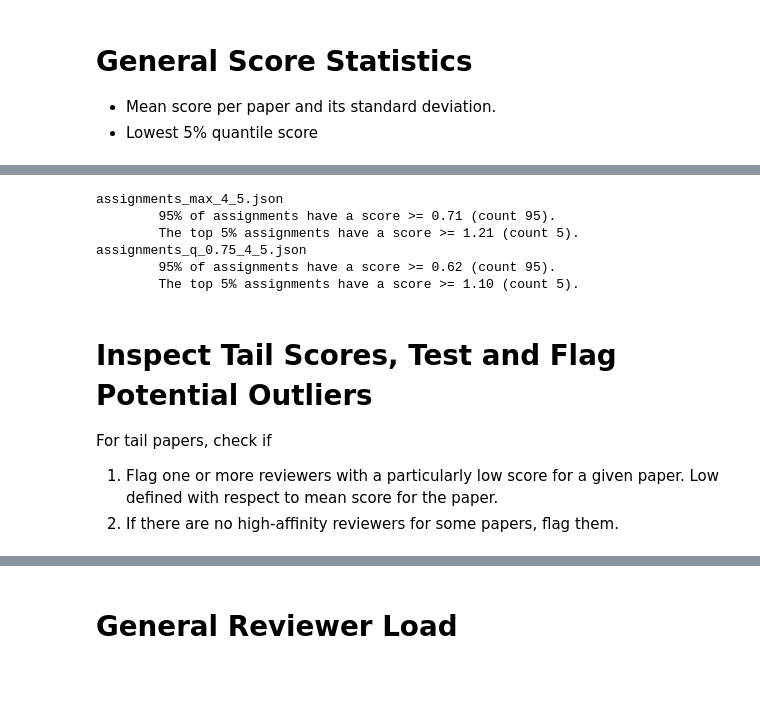
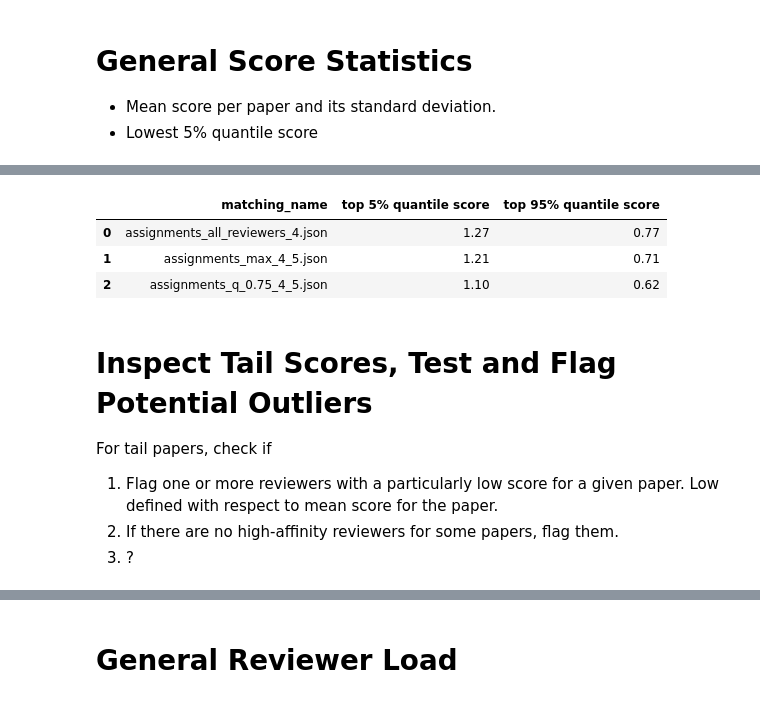
Before and after one commit to juan43ramirez/openreview-matcher, a Jupyter notebook: ICML2025/evaluate_matches.ipynb, the cells around one changed output, grey strips where cells are left out. Saved outputs shown, nothing was run; the diff lists cells and outputs as text; code cells hidden in the pictures.

```diff
--- a/ICML2025/evaluate_matches.ipynb
+++ b/ICML2025/evaluate_matches.ipynb
@@ -81,32 +92,36 @@ Matchings: assignments_q_0.75_4_5.json
 # %%
 def quantile_report(df, quantile, column='mean_paper_score'):
     lowq_mean_score = df[column].quantile(quantile)
     highq_mean_score = df[column].quantile(1-quantile)
     return lowq_mean_score, highq_mean_score
 
 
 quantile = 0.05
+records = []
 for matching_name, info in all_matchings.items():
     scores_df = info['matchings_df']
     low_score, high_score = quantile_report(scores_df, quantile)
     # Not strict inequalities;
     low_count = len(scores_df[scores_df['mean_paper_score'] >= low_score])
     high_count = len(scores_df[scores_df['mean_paper_score'] >= high_score])
-    print(matching_name, f"\n\t{(1 - quantile) * 100:.0f}% of assignments have a score >= {low_score:.2f} (count {low_count}).",
-         f"\n\tThe top {(quantile) * 100:.0f}% assignments have a score >= {high_score:.2f} (count {high_count}).")
+    records.append({
+        'matching_name': matching_name,
+        f'top {(quantile) * 100: .0f}% quantile score': high_score.round(2),
+        f'top {(1 - quantile) * 100:.0f}% quantile score': low_score.round(2),
+    })
+display(pd.DataFrame(records))
 # %% [output]
-assignments_max_4_5.json
-        95% of assignments have a score >= 0.71 (count 95).
-        The top 5% assignments have a score >= 1.21 (count 5).
-assignments_q_0.75_4_5.json
-        95% of assignments have a score >= 0.62 (count 95).
-        The top 5% assignments have a score >= 1.10 (count 5).
+|  | matching_name | top 5% quantile score | top 95% quantile score |
+| 0 | assignments_all_reviewers_4.json | 1.27 | 0.77 |
+| 1 | assignments_max_4_5.json | 1.21 | 0.71 |
+| 2 | assignments_q_0.75_4_5.json | 1.10 | 0.62 |
 # %% [markdown]
 # Inspect Tail Scores, Test and Flag Potential Outliers
 
 For tail papers, check if
 1. Flag one or more reviewers with a particularly low score for a given paper. Low defined with respect to mean score for the paper.
 2. If there are no high-affinity reviewers for some papers, flag them.
+3. ?
 # %%
 # Note: Manually selected looking at the distribution of std deviations.
 max_std = 0.10
```
Also changed, not shown: parts of 11 cells of this notebook.
